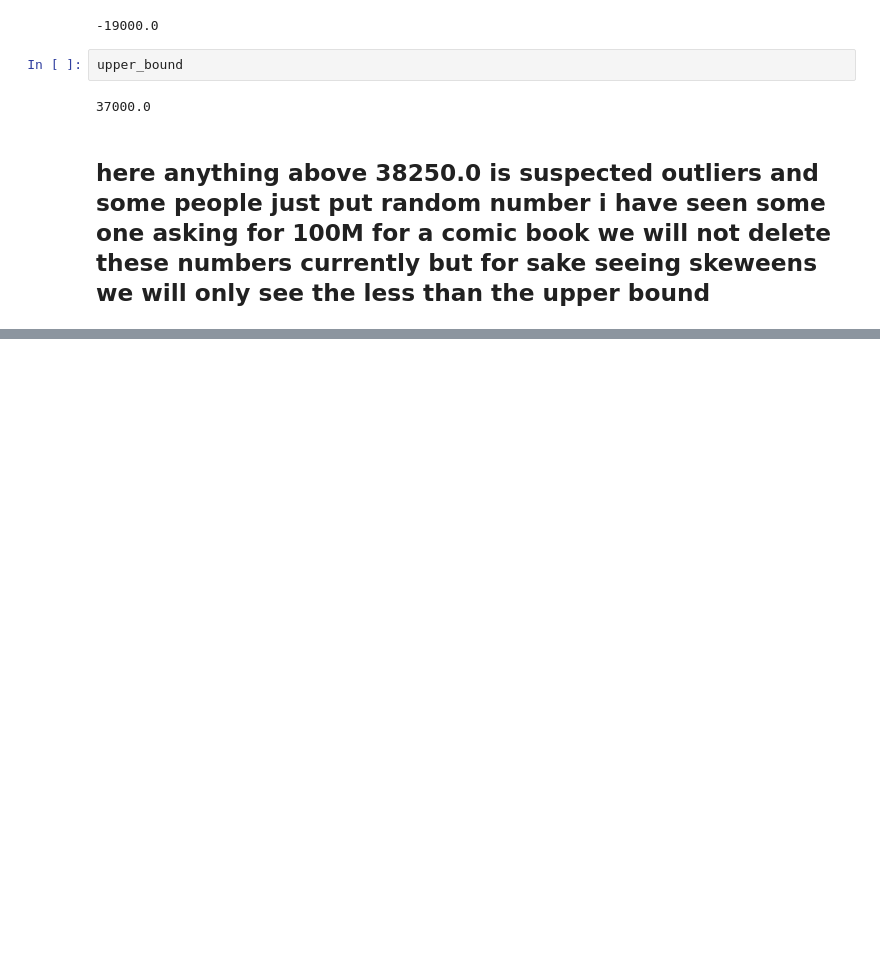
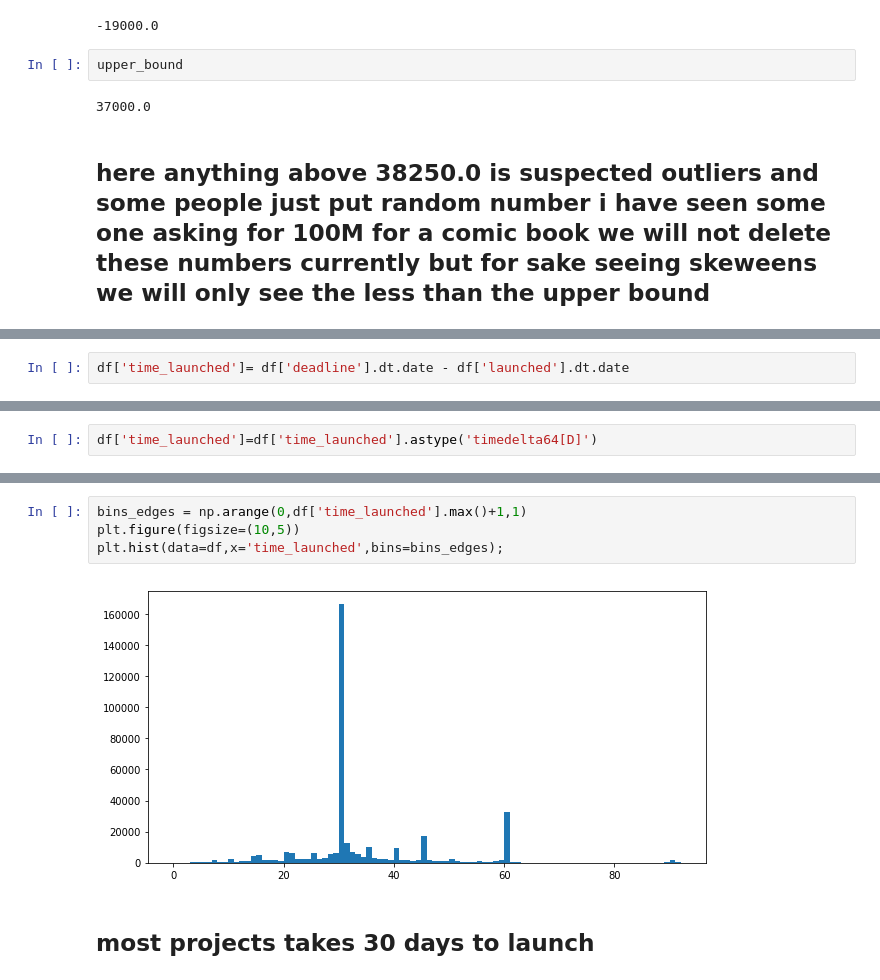
Before and after one commit to ZeadAlkhonein/Kickstarter, a Jupyter notebook: Kickstarter.ipynb, the cells around one changed output, grey strips where cells are left out. Cells and saved outputs as stored; diff of their text form; blank space fills up the shorter version.

Commit message:
add column launched

```diff
--- a/Kickstarter.ipynb
+++ b/Kickstarter.ipynb
@@ -540,3 +542,5 @@ upper_bound
 plt.hist(df.loc[df['usd_goal_real']<38250.0]['usd_goal_real']);
 # %% [output]
 [figure]
+# %%
+df['time_launched']= df['deadline'].dt.date - df['launched'].dt.date
@@ -542,0 +596,2 @@ plt.hist(df.loc[df['usd_goal_real']<38250.0]['usd_goal_real']);
+# %%
+df['time_launched']=df['time_launched'].astype('timedelta64[D]')
@@ -542,0 +618,8 @@ plt.hist(df.loc[df['usd_goal_real']<38250.0]['usd_goal_real']);
+# %%
+bins_edges = np.arange(0,df['time_launched'].max()+1,1)
+plt.figure(figsize=(10,5))
+plt.hist(data=df,x='time_launched',bins=bins_edges);
+# %% [output]
+[figure, added]
+# %% [markdown]
+## most projects takes 30 days to launch
```
Also changed, not shown: parts of 9 cells of this notebook.
